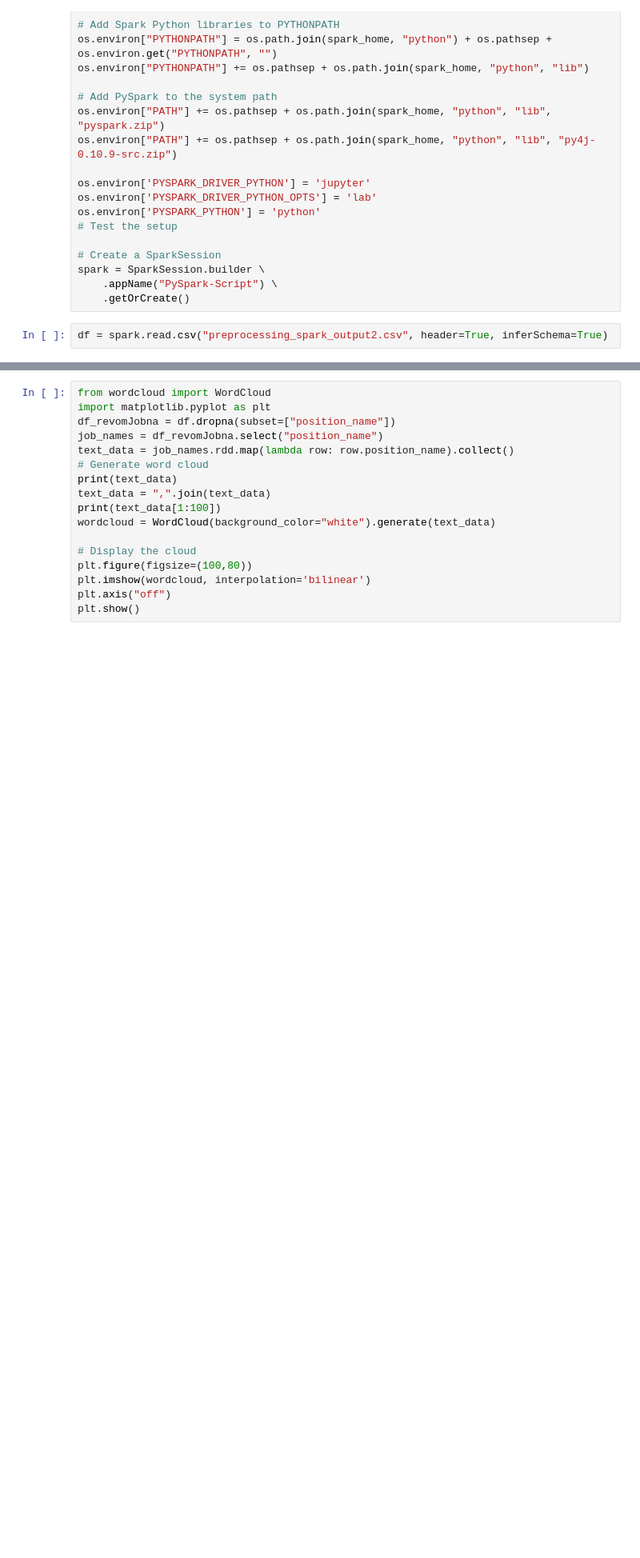
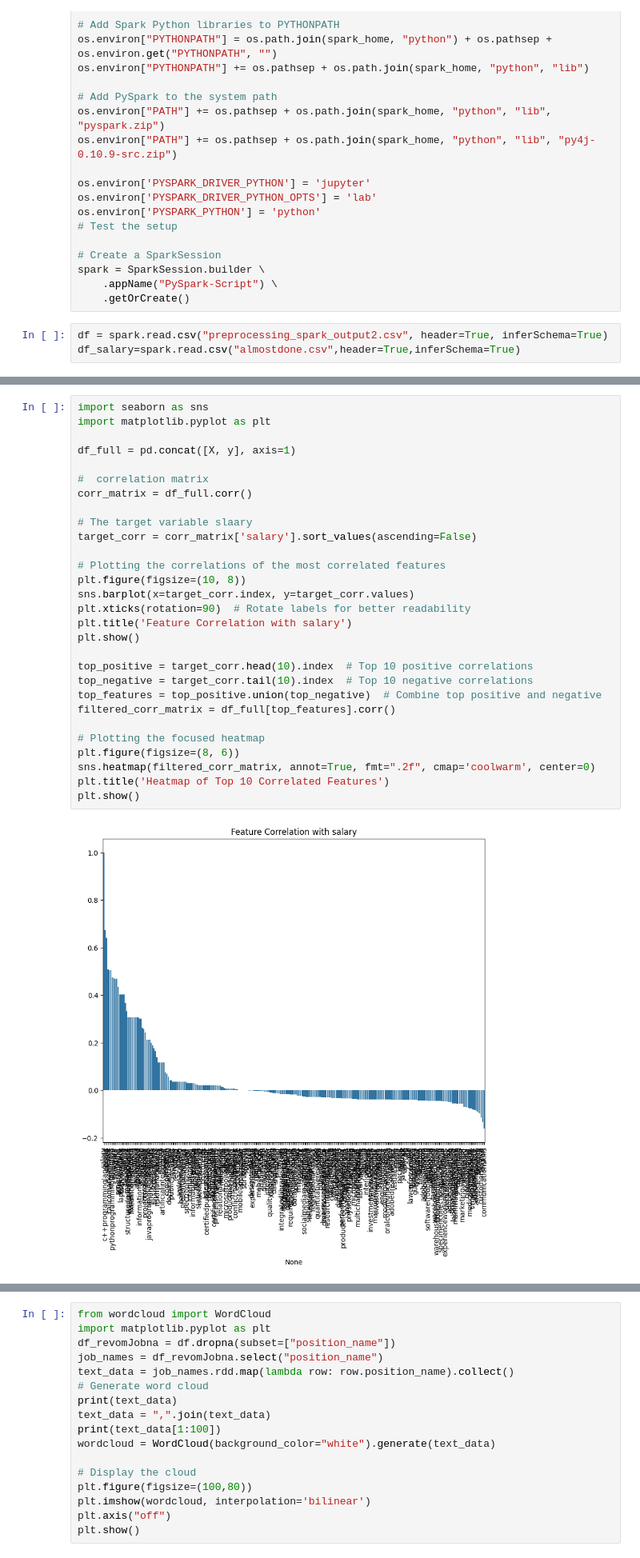
Before and after one commit to Rofaydaaa/career_nav, a Jupyter notebook: insights.ipynb, the cells around one changed output, grey strips where cells are left out. Shown at 80% size. Saved outputs shown, nothing was run; the diff lists cells and outputs as text; blank space fills up the shorter version.

Commit message:
salary model

```diff
--- a/insights.ipynb
+++ b/insights.ipynb
@@ -28,5 +28,6 @@ spark = SparkSession.builder \
     .getOrCreate()
 # %%
 df = spark.read.csv("preprocessing_spark_output2.csv", header=True, inferSchema=True)
+df_salary=spark.read.csv("almostdone.csv",header=True,inferSchema=True)
 # %%
 df.printSchema()
@@ -32,0 +180,31 @@ df.printSchema()
+# %%
+import seaborn as sns
+import matplotlib.pyplot as plt
+
+df_full = pd.concat([X, y], axis=1)
+
+#  correlation matrix
+corr_matrix = df_full.corr()
+
+# The target variable slaary
+target_corr = corr_matrix['salary'].sort_values(ascending=False)
+
+# Plotting the correlations of the most correlated features
+plt.figure(figsize=(10, 8))
+sns.barplot(x=target_corr.index, y=target_corr.values)
+plt.xticks(rotation=90)  # Rotate labels for better readability
+plt.title('Feature Correlation with salary')
+plt.show()
+
+top_positive = target_corr.head(10).index  # Top 10 positive correlations
+top_negative = target_corr.tail(10).index  # Top 10 negative correlations
+top_features = top_positive.union(top_negative)  # Combine top positive and negative
+filtered_corr_matrix = df_full[top_features].corr()
+
+# Plotting the focused heatmap
+plt.figure(figsize=(8, 6))
+sns.heatmap(filtered_corr_matrix, annot=True, fmt=".2f", cmap='coolwarm', center=0)
+plt.title('Heatmap of Top 10 Correlated Features')
+plt.show()
+# %% [output]
+[figure, added]
```
Also changed, not shown: parts of 10 cells of this notebook.
